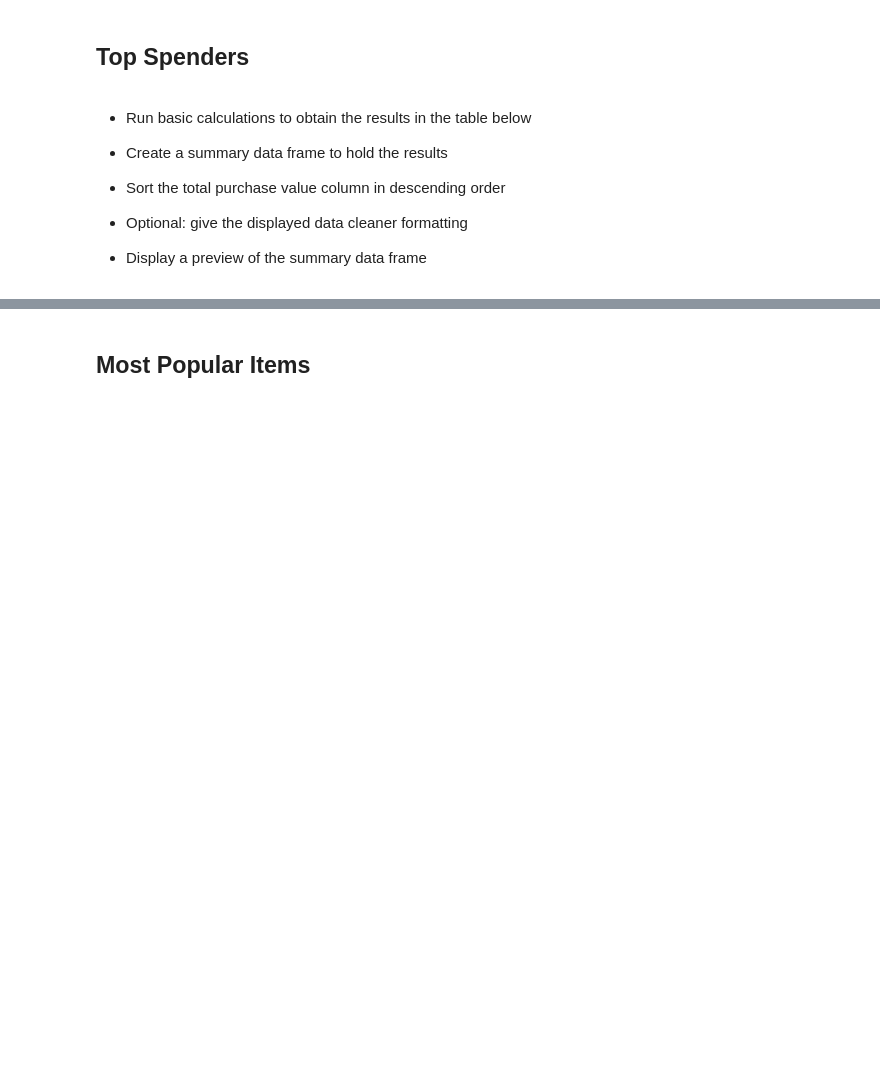
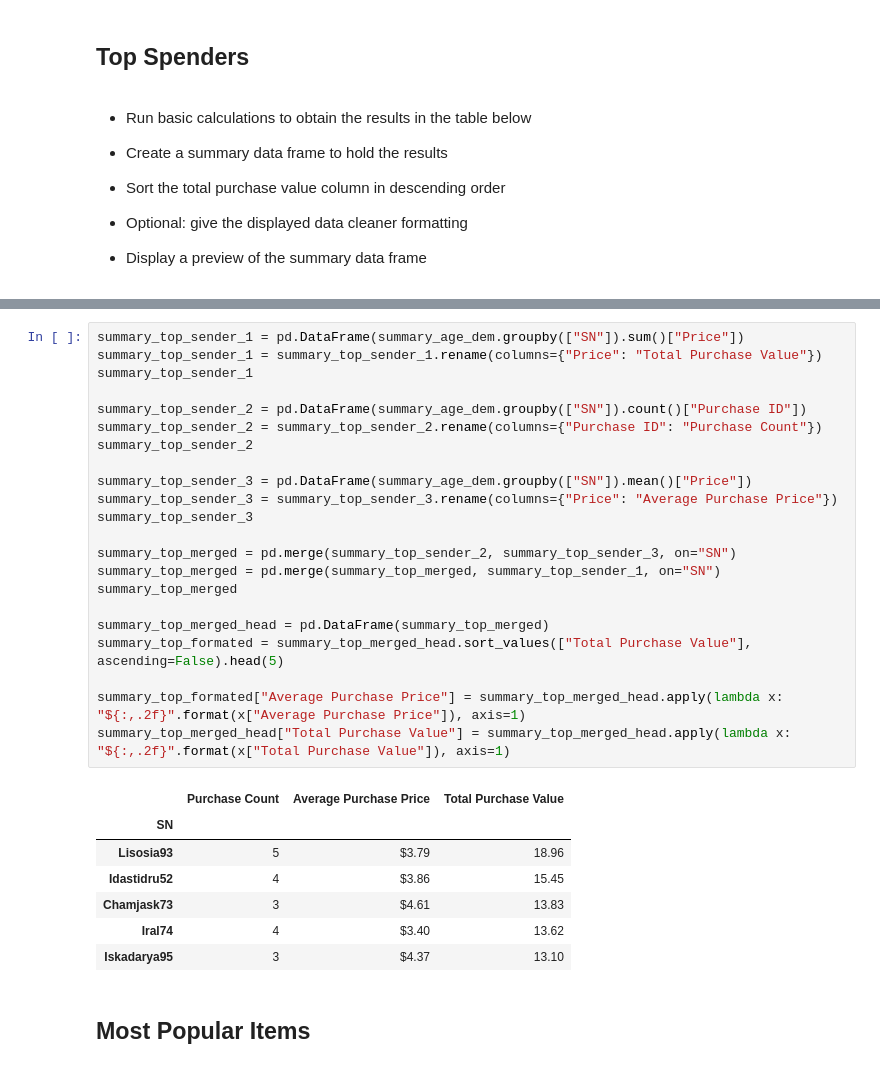
Before and after one commit to kioz-developer/pandas-challenge, a Jupyter notebook: HeroesOfPymoli_starter.ipynb, the cells around one changed output, grey strips where cells are left out. Saved outputs shown, nothing was run; the diff lists cells and outputs as text; blank space fills up the shorter version.

```diff
--- a/HeroesOfPymoli_starter.ipynb
+++ b/HeroesOfPymoli_starter.ipynb
@@ -264,3 +276,33 @@ summary_by_age_range
+# %%
+summary_top_sender_1 = pd.DataFrame(summary_age_dem.groupby(["SN"]).sum()["Price"])
+summary_top_sender_1 = summary_top_sender_1.rename(columns={"Price": "Total Purchase Value"})
+summary_top_sender_1
+
+summary_top_sender_2 = pd.DataFrame(summary_age_dem.groupby(["SN"]).count()["Purchase ID"])
+summary_top_sender_2 = summary_top_sender_2.rename(columns={"Purchase ID": "Purchase Count"})
+summary_top_sender_2
+
+summary_top_sender_3 = pd.DataFrame(summary_age_dem.groupby(["SN"]).mean()["Price"])
+summary_top_sender_3 = summary_top_sender_3.rename(columns={"Price": "Average Purchase Price"})
+summary_top_sender_3
+
+summary_top_merged = pd.merge(summary_top_sender_2, summary_top_sender_3, on="SN")
+summary_top_merged = pd.merge(summary_top_merged, summary_top_sender_1, on="SN")
+summary_top_merged
+
+summary_top_merged_head = pd.DataFrame(summary_top_merged)
+summary_top_formated = summary_top_merged_head.sort_values(["Total Purchase Value"], ascending=False).head(5)
+
+summary_top_formated["Average Purchase Price"] = summary_top_merged_head.apply(lambda x: "${:,.2f}".format(x["Average Purchase Price"]), axis=1)
+summary_top_merged_head["Total Purchase Value"] = summary_top_merged_head.apply(lambda x: "${:,.2f}".format(x["Total Purchase Value"]), axis=1)
+# %% [output]
+|  | Purchase Count | Average Purchase Price | Total Purchase Value |
+| SN |  |  |  |
+| Lisosia93 | 5 | $3.79 | 18.96 |
+| Idastidru52 | 4 | $3.86 | 15.45 |
+| Chamjask73 | 3 | $4.61 | 13.83 |
+| Iral74 | 4 | $3.40 | 13.62 |
+| Iskadarya95 | 3 | $4.37 | 13.10 |
 # %% [markdown]
 ## Most Popular Items
 # %% [markdown]
```
Also changed, not shown: parts of 3 cells of this notebook.
